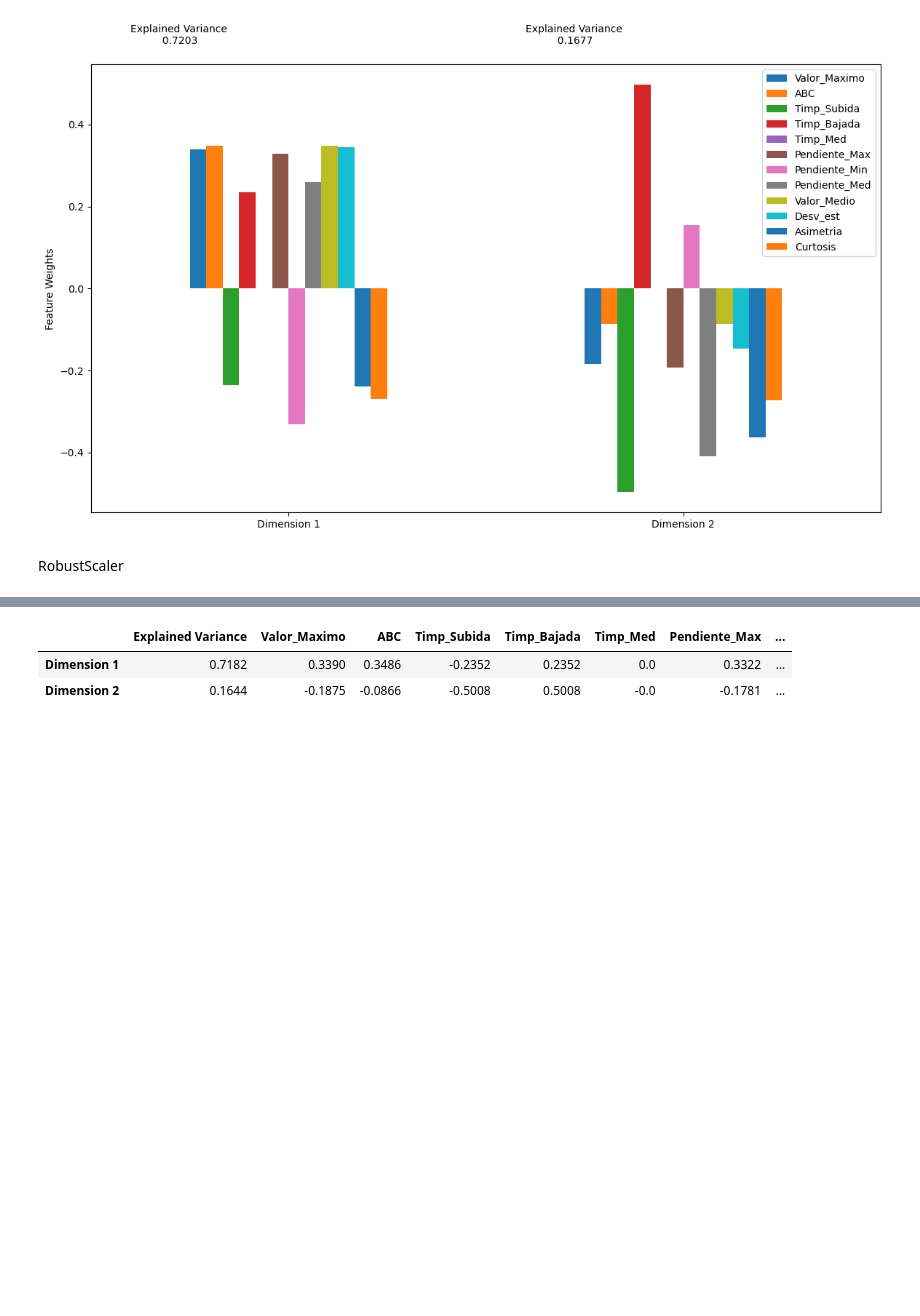
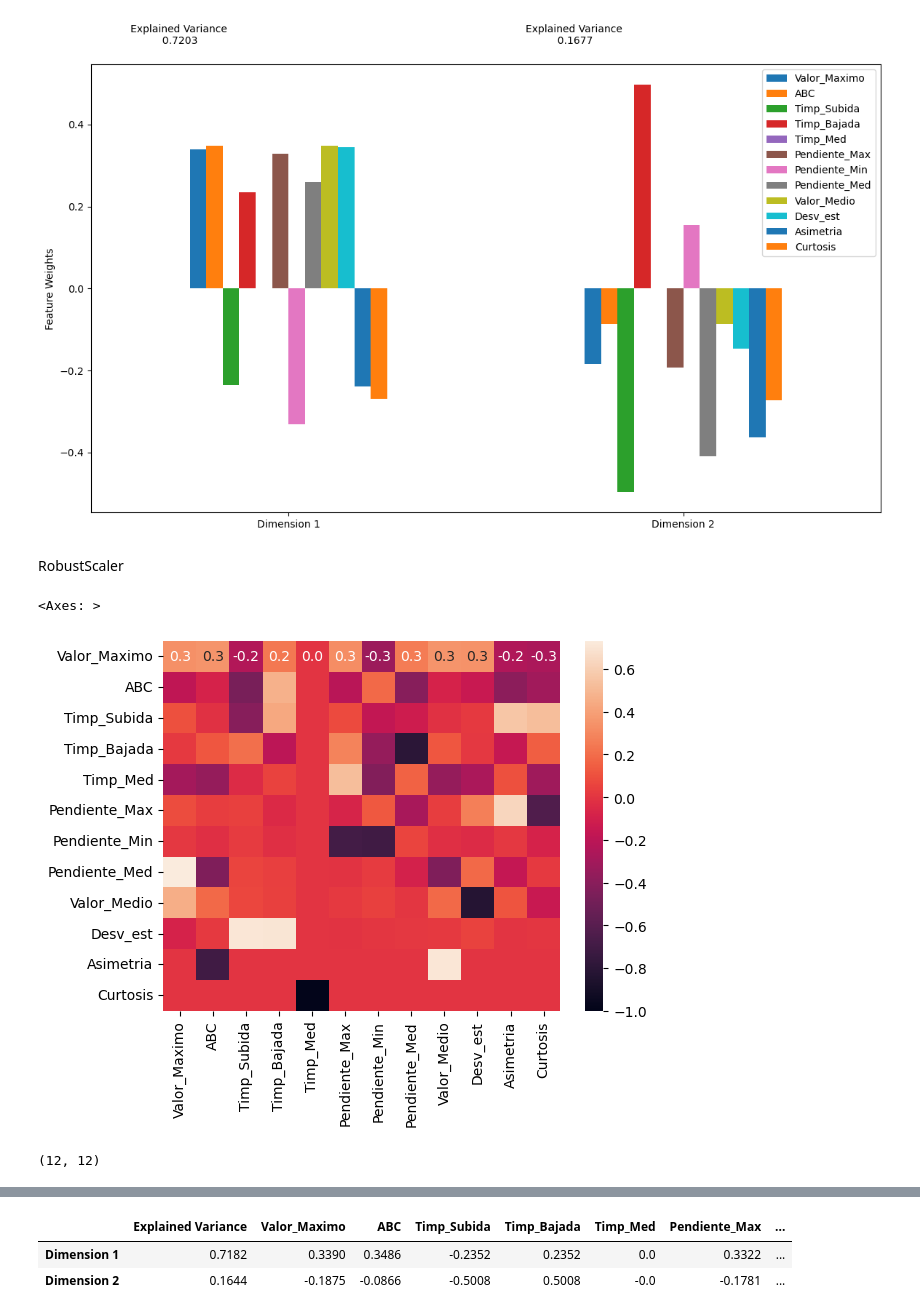
Before and after one commit to WilhelmBuitrago/BandGap-Prediction, a Jupyter notebook: code/BandGap-Prediction_ML_M2.ipynb, the cells around one changed output, grey strips where cells are left out. Saved outputs shown, nothing was run; the diff lists cells and outputs as text; code cells hidden in the pictures; blank space fills up the shorter version.

```diff
--- a/code/BandGap-Prediction_ML_M2.ipynb
+++ b/code/BandGap-Prediction_ML_M2.ipynb
@@ -165,3 +167,12 @@ RobustScaler
 pca_rob = PCA()
 X_train_pca_rob = pca_rob.fit_transform(X_train_robs)
 X_test_pca_rob = pca_rob.transform(X_test_robs)
+# %%
+sns.heatmap(npca_min.components_,xticklabels=new_data_frame.columns,yticklabels=new_data_frame.columns,annot=True,fmt='.1f')
+# %% [output]
+<Axes: >
+[figure, added]
+# %%
+np.corrcoef(pca_min.components_).shape
+# %% [output]
+(12, 12)
```
Also changed, not shown: parts of 29 cells of this notebook.
